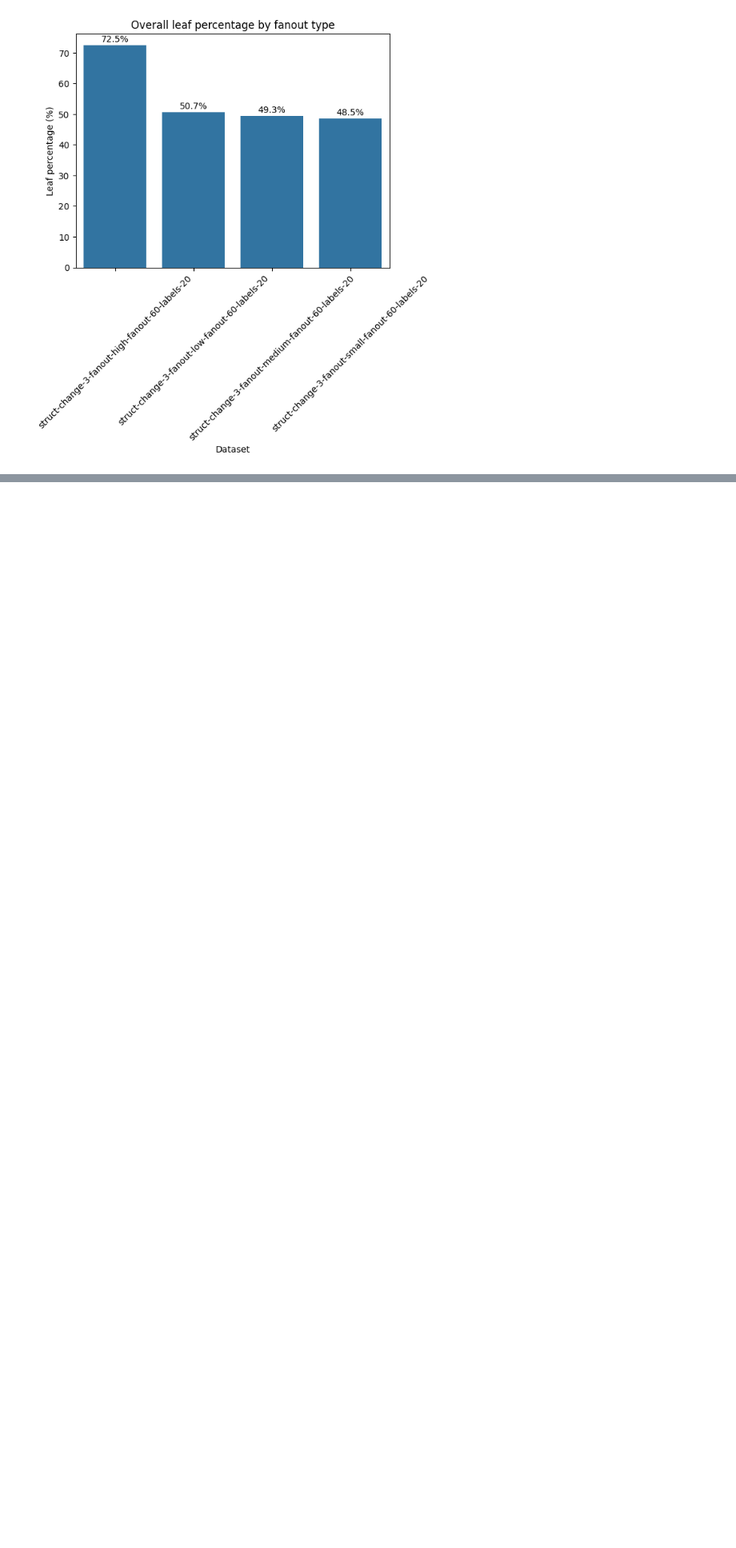
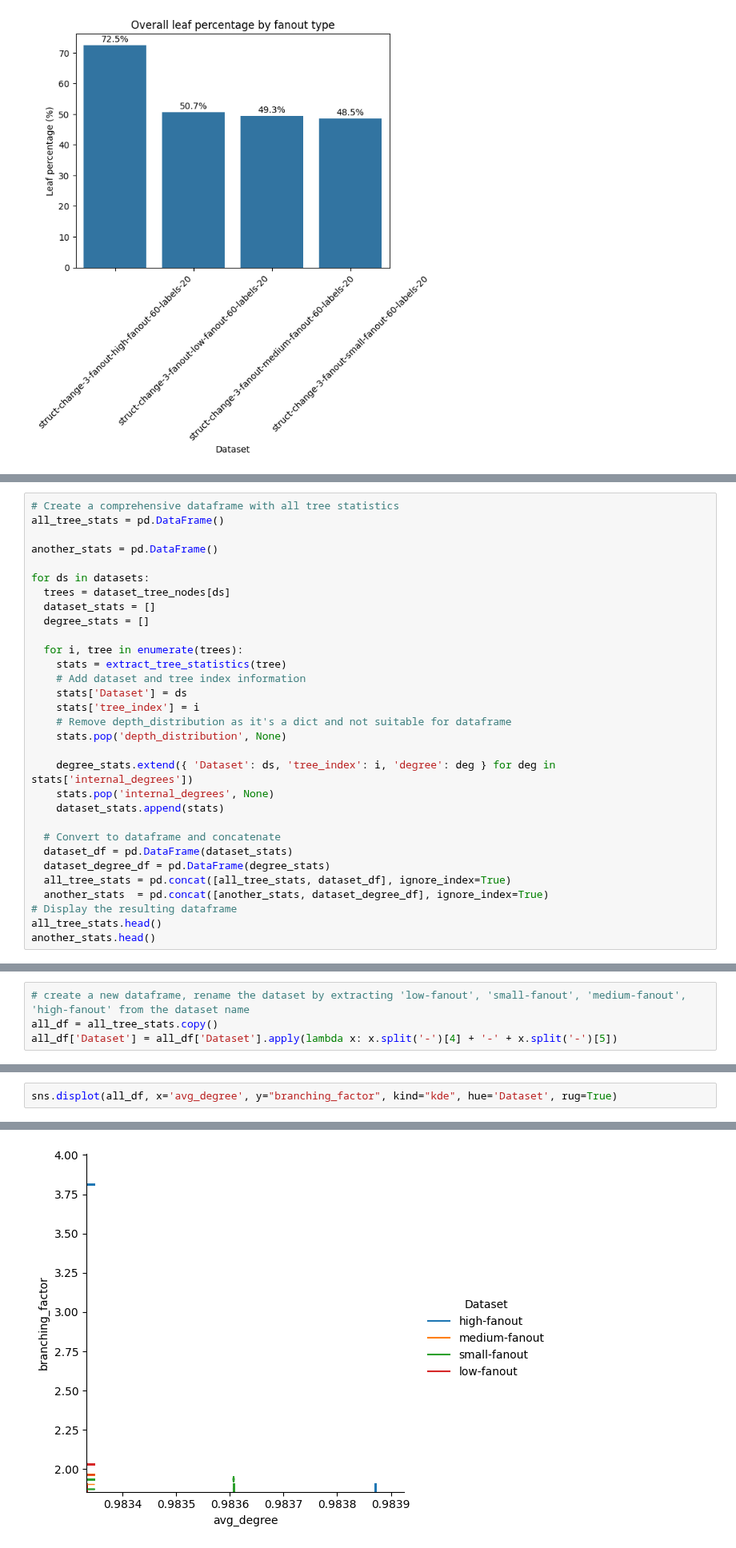
Before and after one commit to LukMRVC/tree-statistics, a Jupyter notebook: gen-precision.ipynb, the cells around one changed output, grey strips where cells are left out. Shown at 80% size. Drawn from its saved outputs; the diff is of its cells as text; blank space fills up the shorter version.

```diff
--- a/gen-precision.ipynb
+++ b/gen-precision.ipynb
@@ -216,0 +399,31 @@ ax.tick_params(axis='x', rotation=45)
+# %%
+# Create a comprehensive dataframe with all tree statistics
+all_tree_stats = pd.DataFrame()
+
+another_stats = pd.DataFrame()
+
+for ds in datasets:
+  trees = dataset_tree_nodes[ds]
+  dataset_stats = []
+  degree_stats = []
+
+  for i, tree in enumerate(trees):
+    stats = extract_tree_statistics(tree)
+    # Add dataset and tree index information
+    stats['Dataset'] = ds
+    stats['tree_index'] = i
+    # Remove depth_distribution as it's a dict and not suitable for dataframe
+    stats.pop('depth_distribution', None)
+
+    degree_stats.extend({ 'Dataset': ds, 'tree_index': i, 'degree': deg } for deg in stats['internal_degrees'])
+    stats.pop('internal_degrees', None)
+    dataset_stats.append(stats)
+
+  # Convert to dataframe and concatenate
+  dataset_df = pd.DataFrame(dataset_stats)
+  dataset_degree_df = pd.DataFrame(degree_stats)
+  all_tree_stats = pd.concat([all_tree_stats, dataset_df], ignore_index=True)
+  another_stats  = pd.concat([another_stats, dataset_degree_df], ignore_index=True)
+# Display the resulting dataframe
+all_tree_stats.head()
+another_stats.head()
@@ -216,0 +460,4 @@ ax.tick_params(axis='x', rotation=45)
+# %%
+# create a new dataframe, rename the dataset by extracting 'low-fanout', 'small-fanout', 'medium-fanout', 'high-fanout' from the dataset name
+all_df = all_tree_stats.copy()
+all_df['Dataset'] = all_df['Dataset'].apply(lambda x: x.split('-')[4] + '-' + x.split('-')[5])
@@ -216,0 +480,3 @@ ax.tick_params(axis='x', rotation=45)
+# %%
+sns.displot(all_df, x='avg_degree', y="branching_factor", kind="kde", hue='Dataset', rug=True)
+# %% [output]
@@ -216,0 +484 @@ ax.tick_params(axis='x', rotation=45)
+[figure, added]
```
Also changed, not shown: parts of 17 cells of this notebook.
